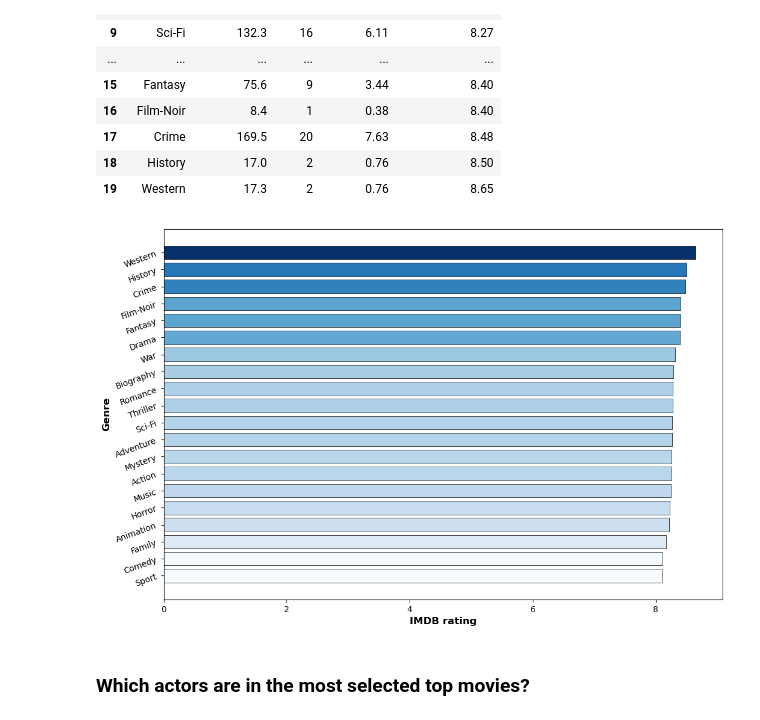
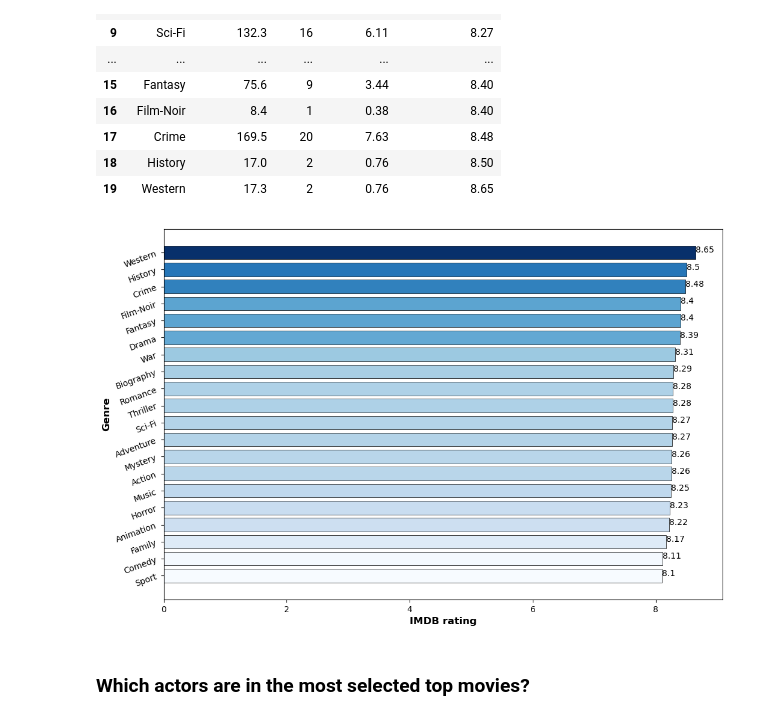
Before and after one commit to DarthPiggyus/-Fuzzy-Pandas-, a Jupyter notebook: Scraper_updated.ipynb, the cells around one changed output. Saved outputs shown, nothing was run; the diff lists cells and outputs as text; code cells hidden in the pictures.

```diff
--- a/Scraper_updated.ipynb
+++ b/Scraper_updated.ipynb
@@ -370,32 +370,46 @@ display(genre_IMDB)
 # %%
 # Create gradient colors for bar chart
 def gradient_color_list(heights, cmap_name='Blues'):
     cmap = plt.get_cmap(cmap_name)
     norm = plt.Normalize(min(heights), max(heights))
     color_list = [cmap(norm(height)) for height in heights]
     return color_list
 colors = gradient_color_list(genre_IMDB['IMDB_rating_avg'])
 
 # Create bar chart
 plt.figure(figsize=(12, 8))
 plot = plt.barh(genre_IMDB.Genre, genre_IMDB.IMDB_rating_avg, color=colors, edgecolor='black', linewidth=0.5)
+for index, value in enumerate(genre_IMDB['IMDB_rating_avg']):
+    plt.text(value, index, str(value))
+
+# i = 0
+# for p in graph:
+#     width = p.get_width()
+#     height = p.get_height()
+#     x, y = p.get_xy()
+#     plt.text(x+width*2,
+#              y+height*1.01,
+#              str(genre_IMDB.IMDB_rating_avg[i]),
+#              ha='center',
+#              weight='bold')
+#     i+=1
 
 # Add hover data
 # def show_hover_info(sel):
 #     bar_index = sel.target.index
 #     sel.annotation.set_text(f"IMDB rating avg: {genre_IMDB['IMDB_rating_avg'][bar_index]}\nNumber of films: {genre_IMDB['Count'][bar_index]}")
 
 # mplcursors.cursor(plot, hover=True).connect('add', show_hover_info)
 
 # Update chart labels
 plt.yticks(rotation=20)
 plt.ylabel('Genre', fontweight='bold', fontsize=12)
 plt.xlabel('IMDB rating', fontweight='bold', fontsize=12)
 
 # Display chart
 plt.show()
 # %% [output]
-[figure, old version]
+[figure, new version]
 # %% [markdown]
 ### Which actors are in the most selected top movies?
 # %%
```
